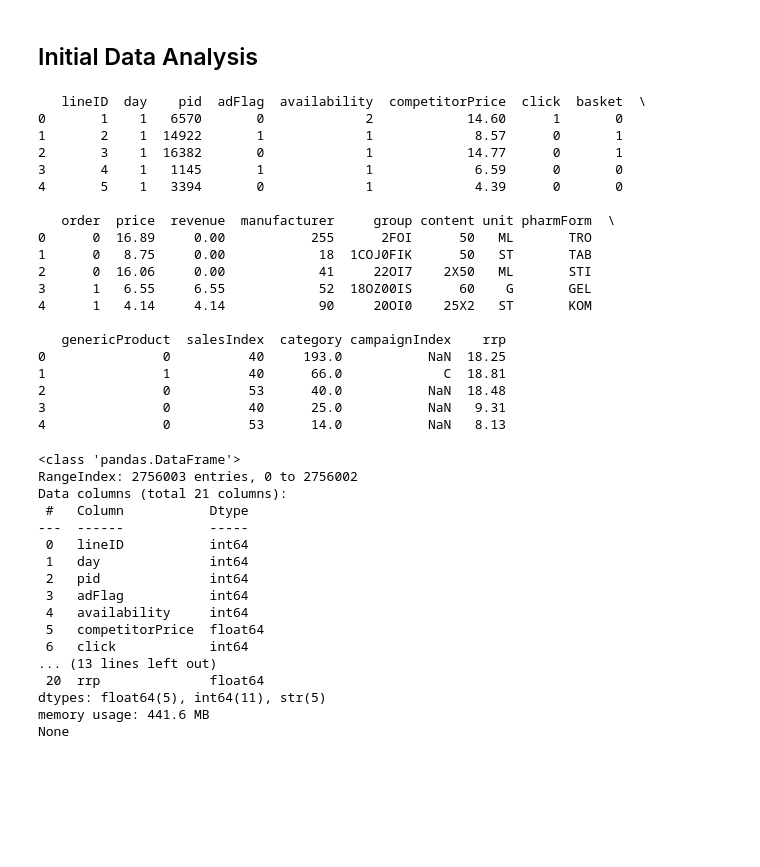
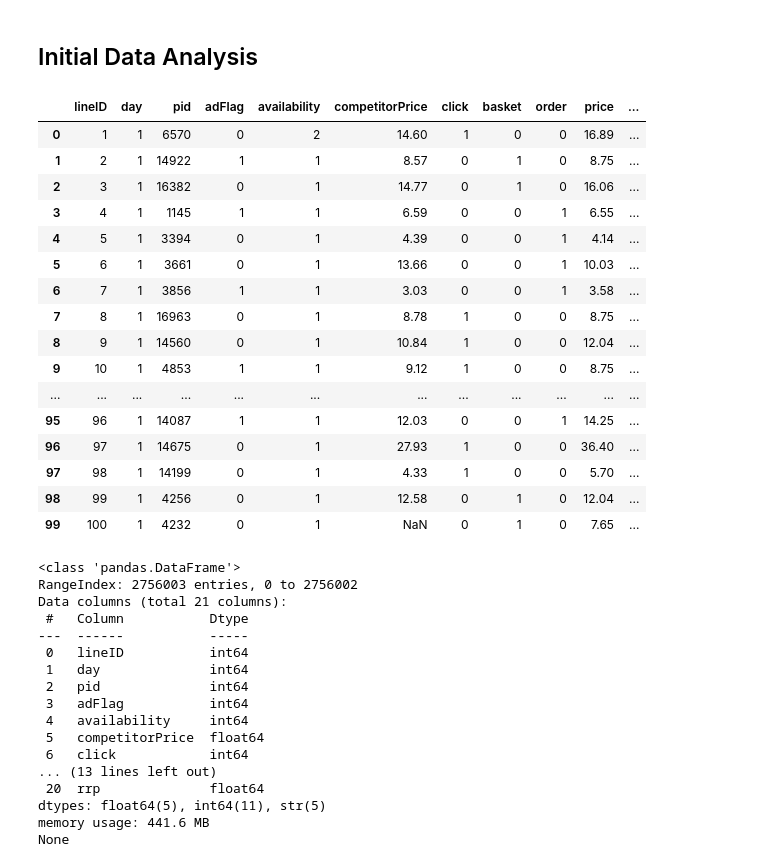
Before and after one commit to annageiser/analytics-project, a Jupyter notebook: src/analysis.ipynb, the cells around one changed output. Drawn from its saved outputs; the diff is of its cells as text; code cells hidden in the pictures; blank space fills up the shorter version.

```diff
--- a/src/analysis.ipynb
+++ b/src/analysis.ipynb
@@ -22,28 +22,26 @@ df = train.merge(items,
 ## Initial Data Analysis
 # %%
 pd.set_option('display.max_columns', None)
-print(df.head())
+pd.set_option('display.max_rows', None)
+df.head(100)
 # %% [output]
-   lineID  day    pid  adFlag  availability  competitorPrice  click  basket  \
-0       1    1   6570       0             2            14.60      1       0
-1       2    1  14922       1             1             8.57      0       1
-2       3    1  16382       0             1            14.77      0       1
-3       4    1   1145       1             1             6.59      0       0
-4       5    1   3394       0             1             4.39      0       0
-
-   order  price  revenue  manufacturer     group content unit pharmForm  \
-0      0  16.89     0.00           255      2FOI      50   ML       TRO
-1      0   8.75     0.00            18  1COJ0FIK      50   ST       TAB
-2      0  16.06     0.00            41     22OI7    2X50   ML       STI
-3      1   6.55     6.55            52  18OZ00IS      60    G       GEL
-4      1   4.14     4.14            90     20OI0    25X2   ST       KOM
-
-   genericProduct  salesIndex  category campaignIndex    rrp
-0               0          40     193.0           NaN  18.25
-1               1          40      66.0             C  18.81
-2               0          53      40.0           NaN  18.48
-3               0          40      25.0           NaN   9.31
-4               0          53      14.0           NaN   8.13
+|  | lineID | day | pid | adFlag | availability | competitorPrice | click | basket | order | price | ... |
+| 0 | 1 | 1 | 6570 | 0 | 2 | 14.60 | 1 | 0 | 0 | 16.89 | ... |
+| 1 | 2 | 1 | 14922 | 1 | 1 | 8.57 | 0 | 1 | 0 | 8.75 | ... |
+| 2 | 3 | 1 | 16382 | 0 | 1 | 14.77 | 0 | 1 | 0 | 16.06 | ... |
+| 3 | 4 | 1 | 1145 | 1 | 1 | 6.59 | 0 | 0 | 1 | 6.55 | ... |
+| 4 | 5 | 1 | 3394 | 0 | 1 | 4.39 | 0 | 0 | 1 | 4.14 | ... |
+| 5 | 6 | 1 | 3661 | 0 | 1 | 13.66 | 0 | 0 | 1 | 10.03 | ... |
+| 6 | 7 | 1 | 3856 | 1 | 1 | 3.03 | 0 | 0 | 1 | 3.58 | ... |
+| 7 | 8 | 1 | 16963 | 0 | 1 | 8.78 | 1 | 0 | 0 | 8.75 | ... |
+| 8 | 9 | 1 | 14560 | 0 | 1 | 10.84 | 1 | 0 | 0 | 12.04 | ... |
+| 9 | 10 | 1 | 4853 | 1 | 1 | 9.12 | 1 | 0 | 0 | 8.75 | ... |
+| ... | ... | ... | ... | ... | ... | ... | ... | ... | ... | ... | ... |
+| 95 | 96 | 1 | 14087 | 1 | 1 | 12.03 | 0 | 0 | 1 | 14.25 | ... |
+| 96 | 97 | 1 | 14675 | 0 | 1 | 27.93 | 1 | 0 | 0 | 36.40 | ... |
+| 97 | 98 | 1 | 14199 | 0 | 1 | 4.33 | 1 | 0 | 0 | 5.70 | ... |
+| 98 | 99 | 1 | 4256 | 0 | 1 | 12.58 | 0 | 1 | 0 | 12.04 | ... |
+| 99 | 100 | 1 | 4232 | 0 | 1 | NaN | 0 | 1 | 0 | 7.65 | ... |
 # %%
 print(df.info())
 # %% [output]
```
Also changed, not shown: parts of 1 cell of this notebook, 3 other files.
